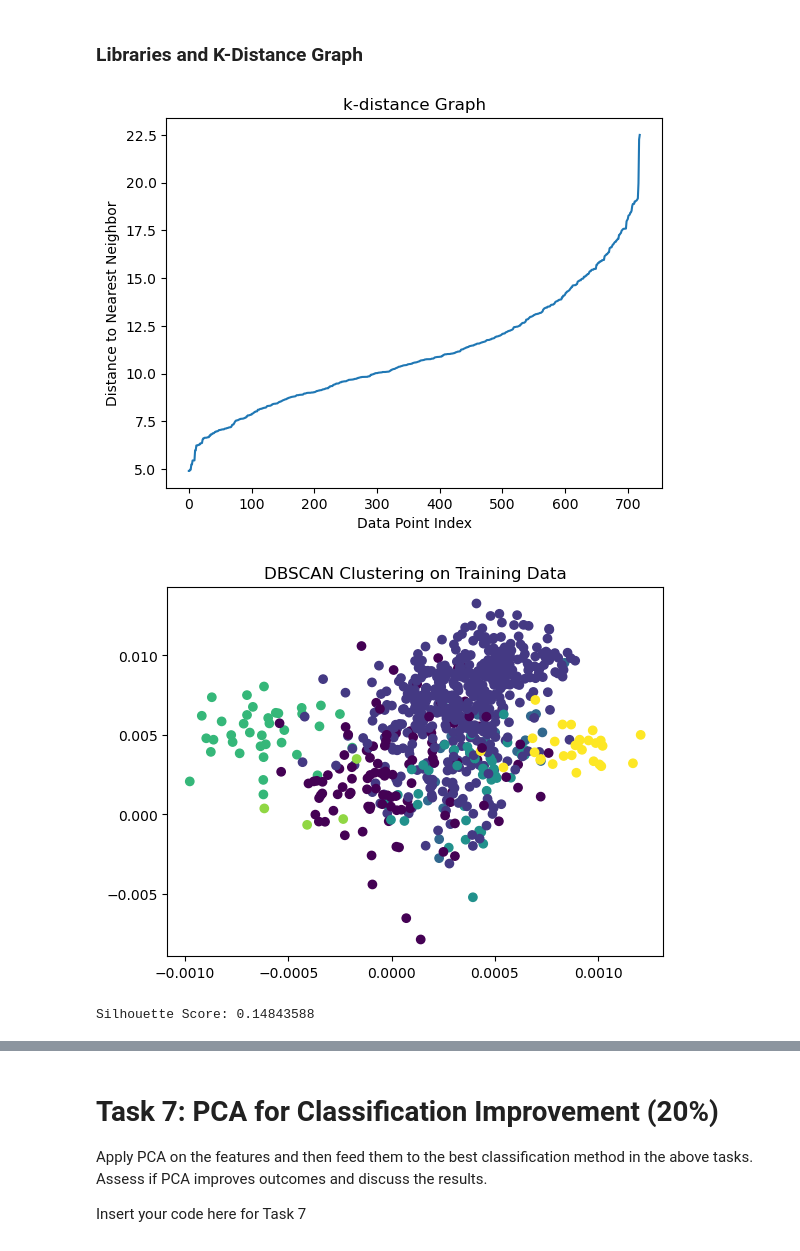
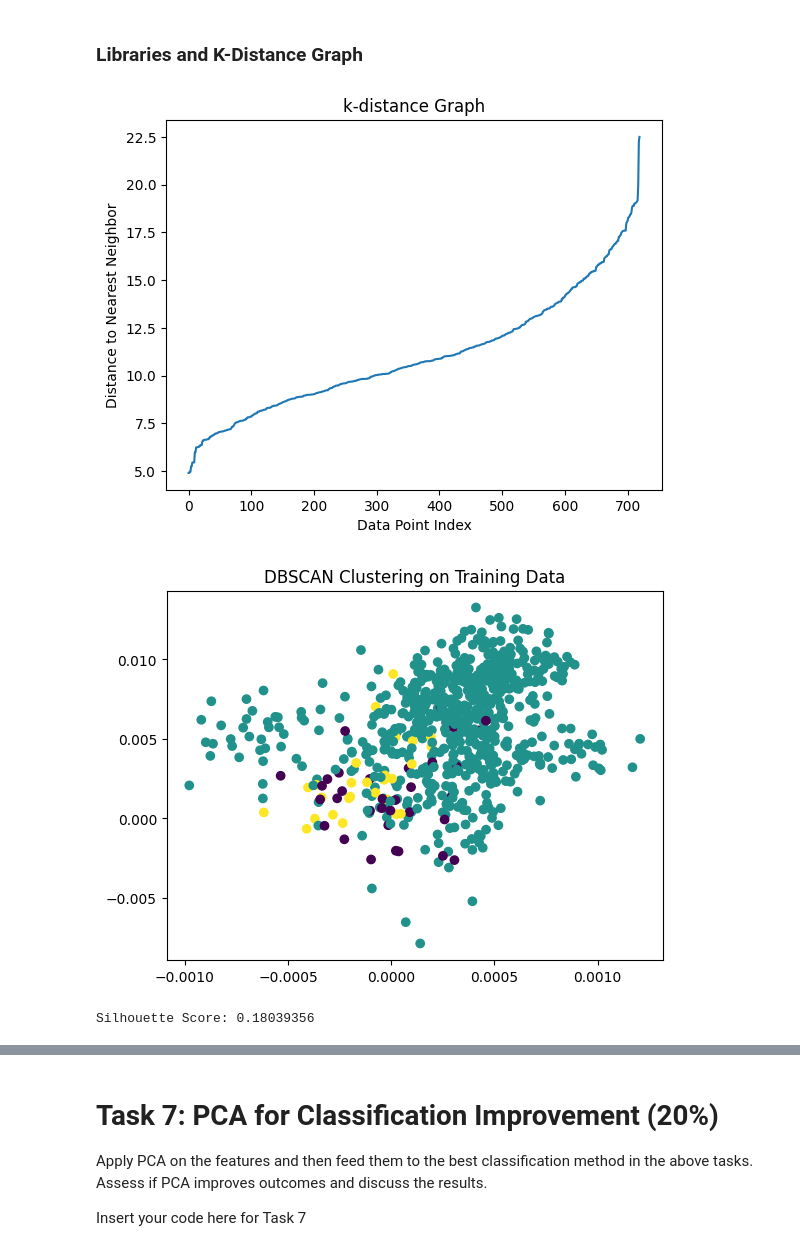
Before and after one commit to coopercole/syde522_assign1, a Jupyter notebook: Assignment1.ipynb, the cells around one changed output, grey strips where cells are left out. Saved outputs shown, nothing was run; the diff lists cells and outputs as text; code cells hidden in the pictures.

```diff
--- a/Assignment1.ipynb
+++ b/Assignment1.ipynb
@@ -294,43 +282,37 @@ plt.show()
 ### Kmeans Classification
 # %%
 ## Manual select k ---------------------------------------------------------------
-# Set the number of clusters
 k_manual = 20
-# Create a KMeans object
+
 kmeans_manual = KMeans(n_clusters=k_manual, random_state=111)
-# Fit the KMeans model to the training data
 kmeans_manual.fit(train_feature_vectors)
-# Get the cluster labels for each data point
 train_kmeansManualCluster_labels = kmeans_manual.labels_
 
 ## Auto select k ---------------------------------------------------------------
 # Select the elbow point from plot in code below as the best value for k
-k_auto = 10
-# Create a KMeans object
+k_auto = 11
+
 kmeans_auto = KMeans(n_clusters=k_auto, random_state=111)
-# Fit the KMeans model to the training data
 kmeans_auto.fit(train_feature_vectors)
-# Get the cluster labels for each data point
 train_kmeansAutoCluster_labels = kmeans_auto.labels_
 
-## Plot the Kmeans clusters ---------------------------------------------------------------
-# plot the k=20 clusters
+# Plot Manual Case
 plt.figure(2,figsize = (11,4))
 ax1 = plt.subplot(1, 2, 1)
 plt.scatter(train_feature_vectors[:, 0], train_feature_vectors[:, 1], c=train_kmeansManualCluster_labels, cmap='viridis')
 # plt.scatter(kmeans_manual.cluster_centers_[:, 0], kmeans_manual.cluster_centers_[:, 1], s=300, c='red', marker='x')
 plt.title('Manual K-means with k=20')
-# plot the clusters on the auto training data
+
+# Plot the clusters on the auto training data
 ax2 = plt.subplot(1, 2, 2)
 plt.scatter(train_feature_vectors[:, 0], train_feature_vectors[:, 1], c=train_kmeansAutoCluster_labels, cmap='viridis')
 # plt.scatter(kmeans_auto.cluster_centers_[:, 0], kmeans_auto.cluster_centers_[:, 1], s=300, c='red', marker='x')
-plt.title('Auto K-means with k=10')
+plt.title(f'Auto K-means with k={k_auto}')
 plt.show()
 
-# Calculate the accuracies ---------------------------------------------------------------
 accuracy_manual = accuracy_score(train_kmeansManualCluster_labels, train_labels)
 accuracy_auto = accuracy_score(train_kmeansAutoCluster_labels, train_labels)
-# Print the accuracies
+
 print("Manual Accuracy:", accuracy_manual)
 print("Auto Accuracy:", accuracy_auto)
 # %% [output]
@@ -360,48 +343,36 @@ from sklearn.metrics import silhouette_score
 import numpy as np
 import matplotlib.pyplot as plt
 
-# # plot the training data
-# plt.scatter(train_feature_vectors[:, 0], train_feature_vectors[:, 1])
-# plt.show()
-
-# # Create a NearestNeighbors object to determine eps ---------------------------------------------------------------
+# # Create a NearestNeighbors object to determine eps
 neigh = NearestNeighbors(n_neighbors=2)
 nbrs = neigh.fit(train_feature_vectors)
 distances, indices = nbrs.kneighbors(train_feature_vectors)
+
 # Sort the distances to the kth nearest neighbor
 distances = np.sort(distances, axis=0)
 distances = distances[:,1]
-# Plot the distances to select a value for eps
+
 plt.xlabel('Data Point Index')
 plt.ylabel('Distance to Nearest Neighbor')
 plt.title('k-distance Graph')
 plt.plot(distances)
 plt.show()
 # %% [output]
-[figure, old version]
+[figure, new version]
 # %%
-# Create a DBSCAN object ---------------------------------------------------------------
-dbscan = DBSCAN(eps=15, min_samples=4)
-# Fit the DBSCAN model to the feature vectors
+dbscan = DBSCAN(eps=18, min_samples=4)
 dbscan.fit(train_feature_vectors)
-# Get the cluster labels for each trained data point
 train_dbscan_labels = dbscan.labels_
-# # Print the cluster labels
-# print(train_dbscan_labels)
 
-# Plot the clusters on the training data
 plt.scatter(train_feature_vectors[:, 0], train_feature_vectors[:, 1], c=train_dbscan_labels, cmap='viridis')
 plt.title('DBSCAN Clustering on Training Data')
 plt.show()
 
-# Calculate the silhouette score
 silhouette_avg = silhouette_score(train_feature_vectors, train_dbscan_labels)
-
-# Print the silhouette score
 print("Silhouette Score:", silhouette_avg)
 # %% [output]
-[figure, old version]
+[figure, new version]
-Silhouette Score: 0.14843588
+Silhouette Score: 0.18039356
 # %% [markdown]
 ### Task 6 Discussion
 The DBSCAN algorithm was applied to the feature vectors in order to perform clustering. The algorithm uses a density-based approach to group similar data points together.
```
Also changed, not shown: parts of 15 cells of this notebook.
